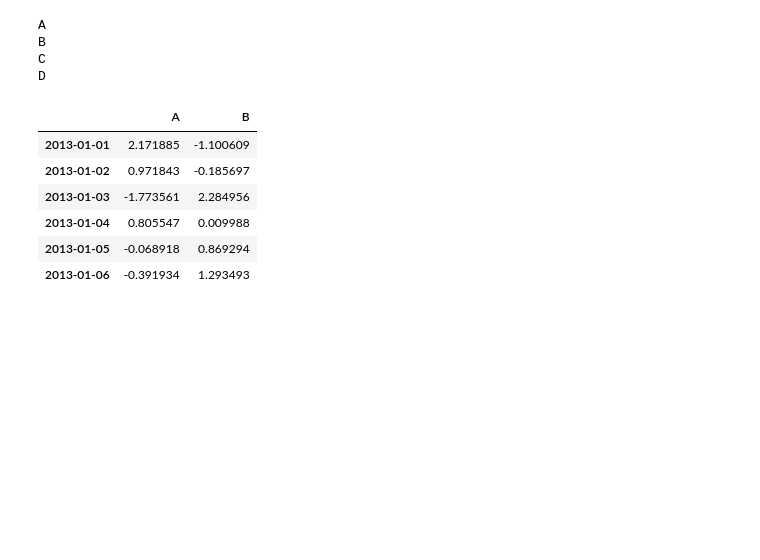
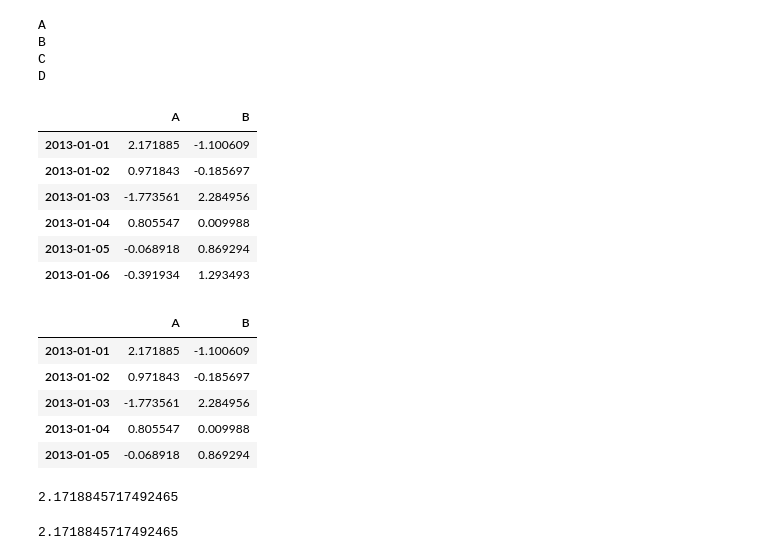
Before and after one commit to Mushaddict/Python, a Jupyter notebook: Pands入门教程/十分钟入门Pandas.ipynb, the cells around one changed output. Drawn from its saved outputs; the diff is of its cells as text; code cells hidden in the pictures; blank space fills up the shorter version.

```diff
--- a/Pands入门教程/十分钟入门Pandas.ipynb
+++ b/Pands入门教程/十分钟入门Pandas.ipynb
@@ -272,3 +272,20 @@ df.loc[:, ['A', 'B']]
 | 2013-01-04 | 0.805547 | 0.009988 |
 | 2013-01-05 | -0.068918 | 0.869294 |
 | 2013-01-06 | -0.391934 | 1.293493 |
+# %%
+df.loc['2013-01-01':'2013-01-05', ['A', 'B']]
+# %% [output]
+|  | A | B |
+| 2013-01-01 | 2.171885 | -1.100609 |
+| 2013-01-02 | 0.971843 | -0.185697 |
+| 2013-01-03 | -1.773561 | 2.284956 |
+| 2013-01-04 | 0.805547 | 0.009988 |
+| 2013-01-05 | -0.068918 | 0.869294 |
+# %%
+df.loc[dates[0], 'A']
+# %% [output]
+2.1718845717492465
+# %%
+df.at[dates[0], 'A']
+# %% [output]
+2.1718845717492465
```
Also changed, not shown: parts of 9 cells of this notebook.
